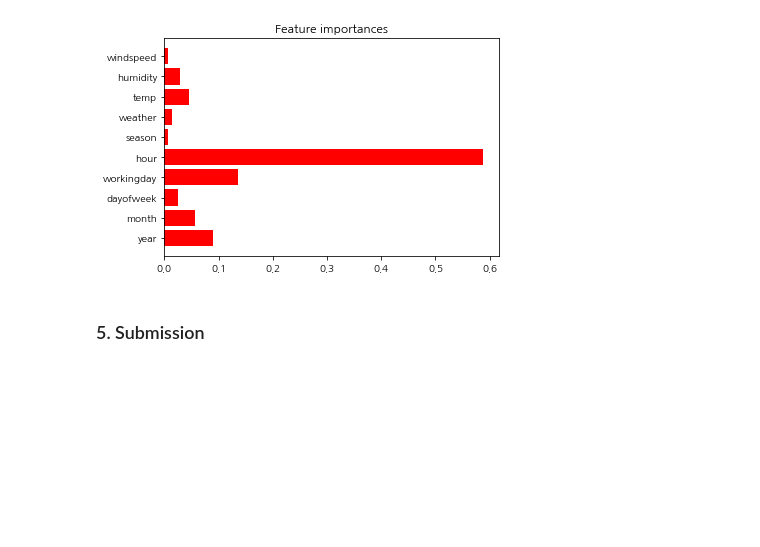
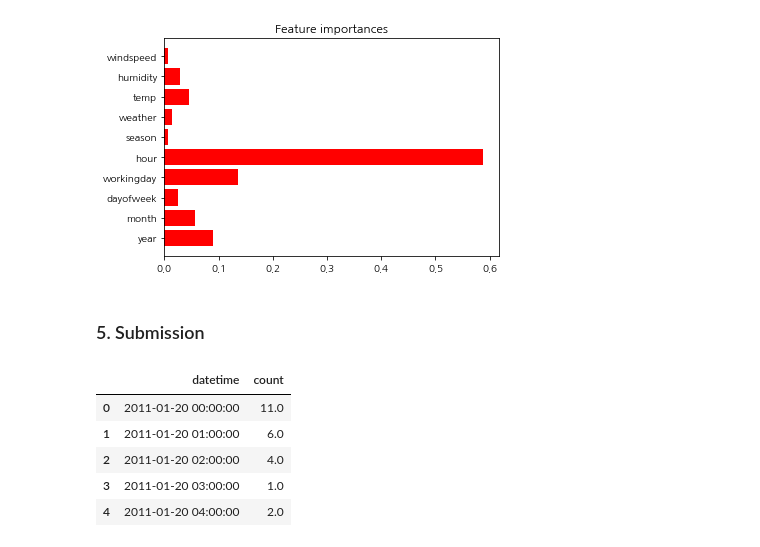
Before and after one commit to tmdrb0707/Python, a Jupyter notebook: bike_sharing_demand/bike_sharing_demand.ipynb, the cells around one changed output. Cells and saved outputs as stored; diff of their text form; code cells hidden in the pictures; blank space fills up the shorter version.

```diff
--- a/bike_sharing_demand/bike_sharing_demand.ipynb
+++ b/bike_sharing_demand/bike_sharing_demand.ipynb
@@ -529,0 +528,13 @@ asdf
+# %%
+path = "C:\\Users\\DS-18-D3-001\\Dropbox\\git\\Python\\bike_sharing_demand\\data\\sampleSubmission.csv"
+submission = pd.read_csv(path)
+
+submission['count'] = test['registered'] + test['casual']
+submission.head()
+# %% [output]
+|  | datetime | count |
+| 0 | 2011-01-20 00:00:00 | 11.0 |
+| 1 | 2011-01-20 01:00:00 | 6.0 |
+| 2 | 2011-01-20 02:00:00 | 4.0 |
+| 3 | 2011-01-20 03:00:00 | 1.0 |
+| 4 | 2011-01-20 04:00:00 | 2.0 |
```
Also changed, not shown: parts of 2 cells of this notebook.
